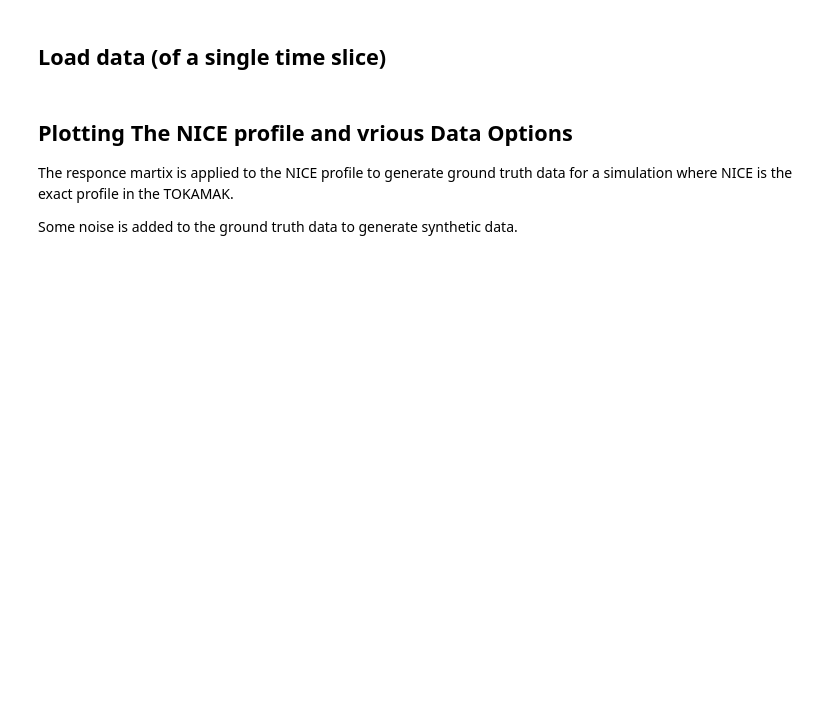
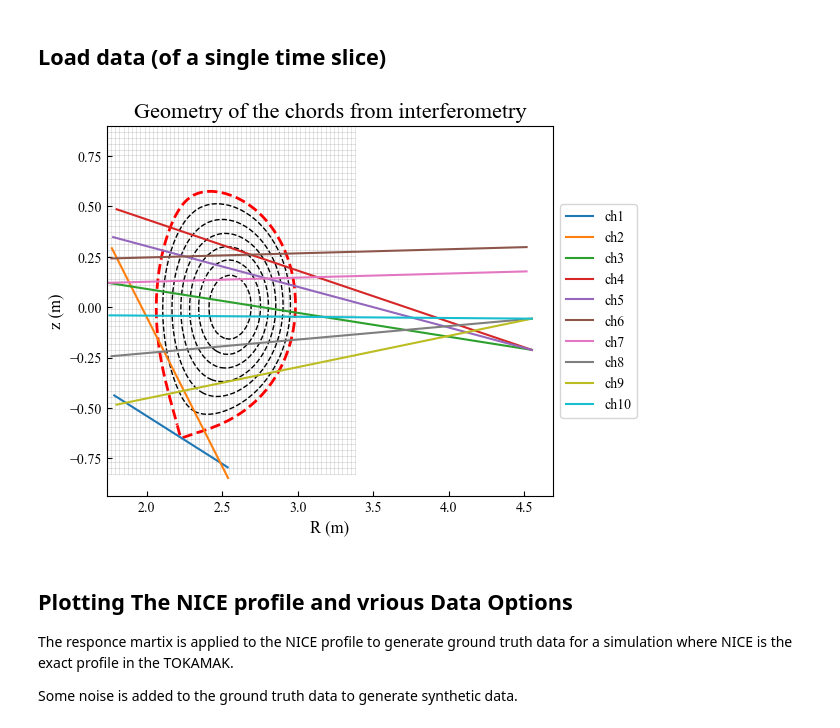
Before and after one commit to DanHarJor/Improving-Electron-Density-Profile-Inference-within-a-Tokamak-using-Bayesian-Techniques, a Jupyter notebook: Interferometry_example_Hao/Interferometry example/Interferometry-main/SyntheticDataInterferometry.ipynb, the cells around one changed output. Cells and saved outputs as stored; diff of their text form; code cells hidden in the pictures; blank space fills up the shorter version.

```diff
--- a/Interferometry_example_Hao/Interferometry example/Interferometry-main/SyntheticDataInterferometry.ipynb
+++ b/Interferometry_example_Hao/Interferometry example/Interferometry-main/SyntheticDataInterferometry.ipynb
@@ -50,26 +50,28 @@ ReSeed(0)
 # %%
 shot = 53259 # Shot number
 t = 6.3#5.21    # Time (relative to the start of plasma)
 
 # Geometry of the chords from interferometer (lines of sight)
 geo = ChordGeometryInterferometry(f'data/WEST/{shot}/los_interferometer_{shot}.mat')
 
 # Magnetic equilibrium calculated by equilibrium code NICE
 equi_all = MagneticEquilibrium()
 equi_all.load_from_imas(f'data/WEST/{shot}/imas_equilibrium_{shot}.mat', shot=shot)
 equi = equi_all.get_single_point(t)
 
 # Line integrated electron density measured by interferometer
 interf_all = Interferometry()
 interf_all.load_from_imas(f'data/WEST/{shot}/imas_interferometer_{shot}.mat', shot=shot)
 interf = interf_all.get_single_point(t)
 
 # Density profile calculated by equilibrium code NICE, to be used to generate synthetic data
 dens_prof_all = DensityProfile()
 dens_prof_all.load_from_imas(f'data/WEST/{shot}/imas_core_profiles_{shot}_occ1.mat', shot=shot)
 dens_prof = dens_prof_all.get_single_point(t)
 
-# plot_geometry_with_mag_equi(geo, equi)
+plot_geometry_with_mag_equi(geo, equi)
+# %% [output]
+[figure, added]
 # %% [markdown]
 ## Plotting The NICE profile and vrious Data Options
 
```
Also changed, not shown: parts of 2 cells of this notebook, 19 other files.
